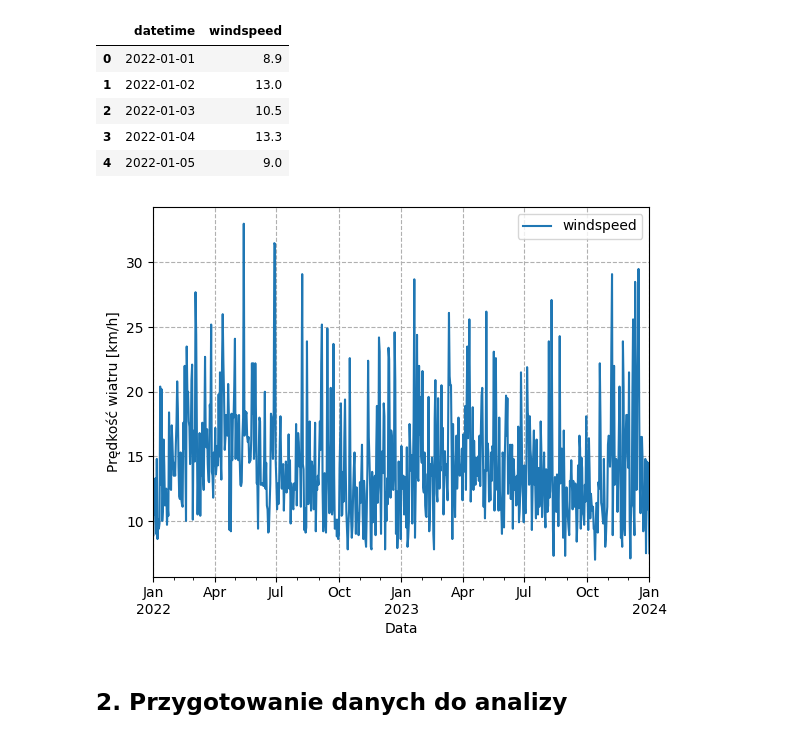
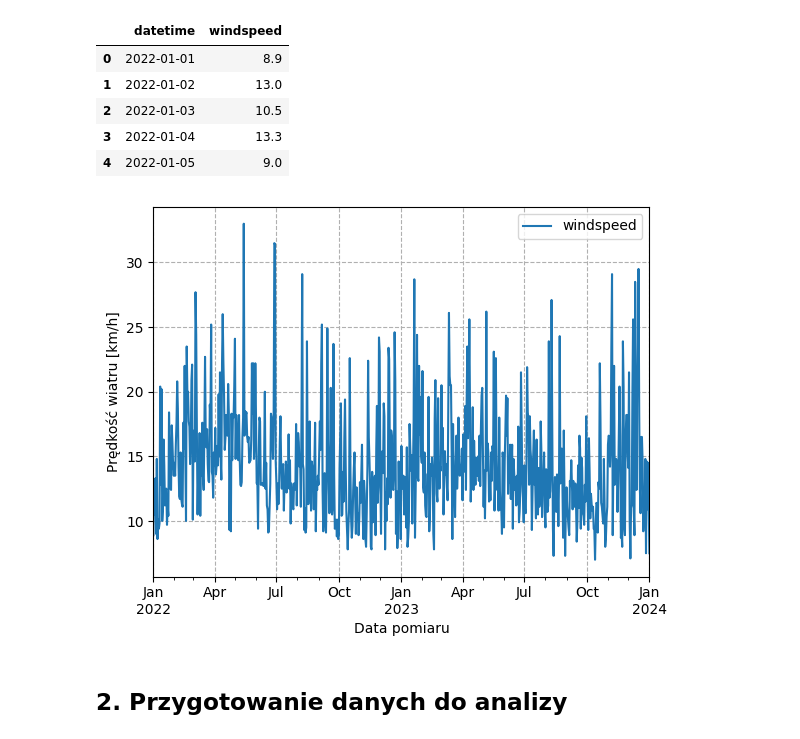
Before and after one commit to MagdalenaSudol/Model_ARMA, a Jupyter notebook: raport.ipynb, the cells around one changed output. Cells and saved outputs as stored; diff of their text form; code cells hidden in the pictures.

```diff
--- a/raport.ipynb
+++ b/raport.ipynb
@@ -84,11 +77,11 @@ data_clean.head()
 # %%
 data_clean.plot(x='datetime', y='windspeed')
 plt.grid(True, linestyle = '--')
 plt.ylabel('Prędkość wiatru [km/h]')
-plt.xlabel('Data')
+plt.xlabel('Data pomiaru')
 plt.show()
 # %% [output]
-[figure, old version]
+[figure, new version]
 # %% [markdown]
 ## 2. Przygotowanie danych do analizy
 # %% [markdown]
```
Also changed, not shown: parts of 16 cells of this notebook.
